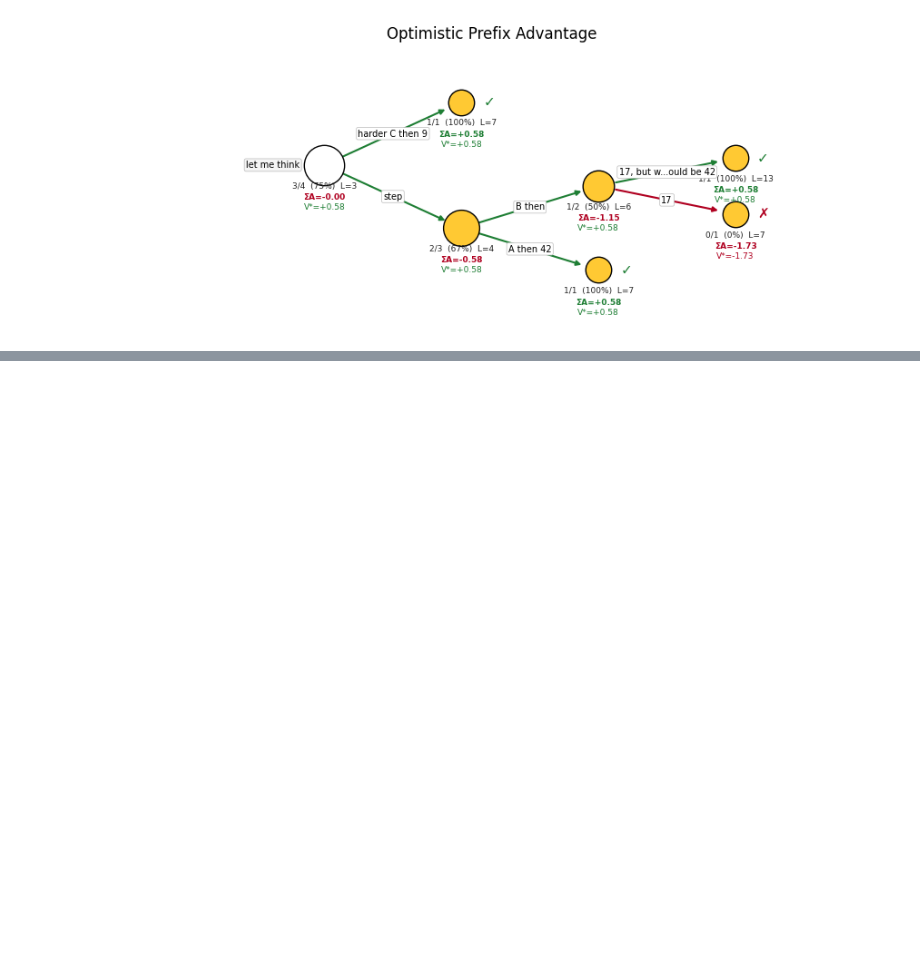
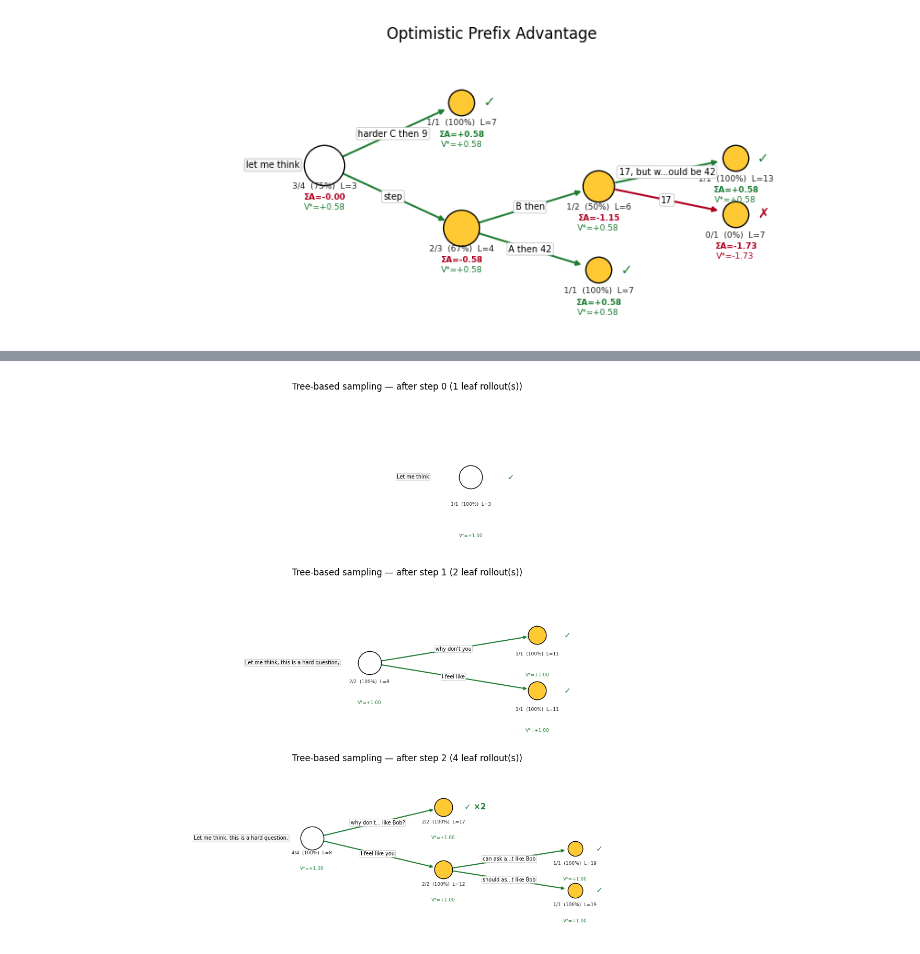
Before and after one commit to fangyuan-ksgk/arl, a Jupyter notebook: tree_reward.ipynb, the cells around one changed output, grey strips where cells are left out. Saved outputs shown, nothing was run; the diff lists cells and outputs as text; code cells hidden in the pictures; blank space fills up the shorter version.

Commit message:
- update tree sampling in tree_reward notebook

```diff
--- a/tree_reward.ipynb
+++ b/tree_reward.ipynb
@@ -186,0 +81,77 @@ adv_token.shape = (4, 13)  (Bp, T), padding = 0
+# %%
+# Tree Based Sampling
+# Given a query, generate 2 rollouts with 10 new tokens
+#                add to prefix trie, on all leaf node (can be one or two, depending on whether 2 rollouts differ)
+#                generate 2 rollouts on each leaf node with 10 new tokens, extend prefix trie
+
+# implement the "add to trie" method, and help me visualize 'draw_compressed_trie'
+# on each steps using examples below
+
+# step 0
+r0 = "Let me think"
+
+# step 1
+r00 = ", this is a hard question, I feel like"
+r01 = ", this is a hard question, why don't you"
+
+# step 2
+r000 = " you should ask a good student like Bob"
+r001 = " you can ask a good student like Bob"
+r010 = " ask a good student like Bob?"
+r011 = " ask a good student like Bob?"
+
+# ---------------------------------------------------------------------------
+# Tree-sampling bookkeeping
+#   - SEG[node] = the ~10 fresh tokens generated AT that node.
+#   - STEPS[k]  = the set of active leaf rollouts (root->leaf node paths)
+#                 after sampling step k. Each leaf spawns 2 children next step;
+#                 identical children (r010 == r011) collapse to one trie leaf.
+# ---------------------------------------------------------------------------
+SEG = {
+    "r0":   r0,
+    "r00":  r00,  "r01":  r01,
+    "r000": r000, "r001": r001, "r010": r010, "r011": r011,
+}
+STEPS = {
+    0: [["r0"]],
+    1: [["r0", "r00"], ["r0", "r01"]],
+    2: [["r0", "r00", "r000"], ["r0", "r00", "r001"],
+        ["r0", "r01", "r010"], ["r0", "r01", "r011"]],
+}
+
+
+def path_tokens(path):
+    """Full root->leaf token list for a leaf `path` (list of node keys).
+
+    Literal string concatenation (no injected separators), then the same
+    whitespace split `pt.tokenize` uses — so the trie reflects exactly what
+    the model emitted and shared prefixes merge correctly.
+    """
+    return pt.tokenize("".join(SEG[k] for k in path))
+
+
+def add_to_trie(trie, leaf_paths, correct=True):
+    """The "add to trie" step: insert every current leaf rollout (root->leaf)
+    into the prefix trie. Shared prefixes merge, divergences fork. Rebuilding
+    from the current leaf set after each sampling round is equivalent to
+    extending in place, but keeps the pass-through counts exact (count at a
+    node == number of current leaves in its subtree).
+    """
+    for path in leaf_paths:
+        trie.insert(path_tokens(path), correct=correct)
+    return trie
+
+
+# --- visualize draw_compressed_trie after each sampling step ----------------
+fig, axes = plt.subplots(len(STEPS), 1, figsize=(12, 3.6 * len(STEPS)))
+axes = np.atleast_1d(axes)
+for step, ax in zip(sorted(STEPS), axes):
+    trie = pt.Trie()
+    add_to_trie(trie, STEPS[step])
+    pt.draw_compressed_trie(ax, trie)
+    ax.set_title(f"Tree-based sampling — after step {step} "
+                 f"({len(STEPS[step])} leaf rollout(s))")
+plt.tight_layout()
+plt.show()
+# %% [output]
+[figure, added]
```
Also changed, not shown: parts of 9 cells of this notebook, 3 other files.
